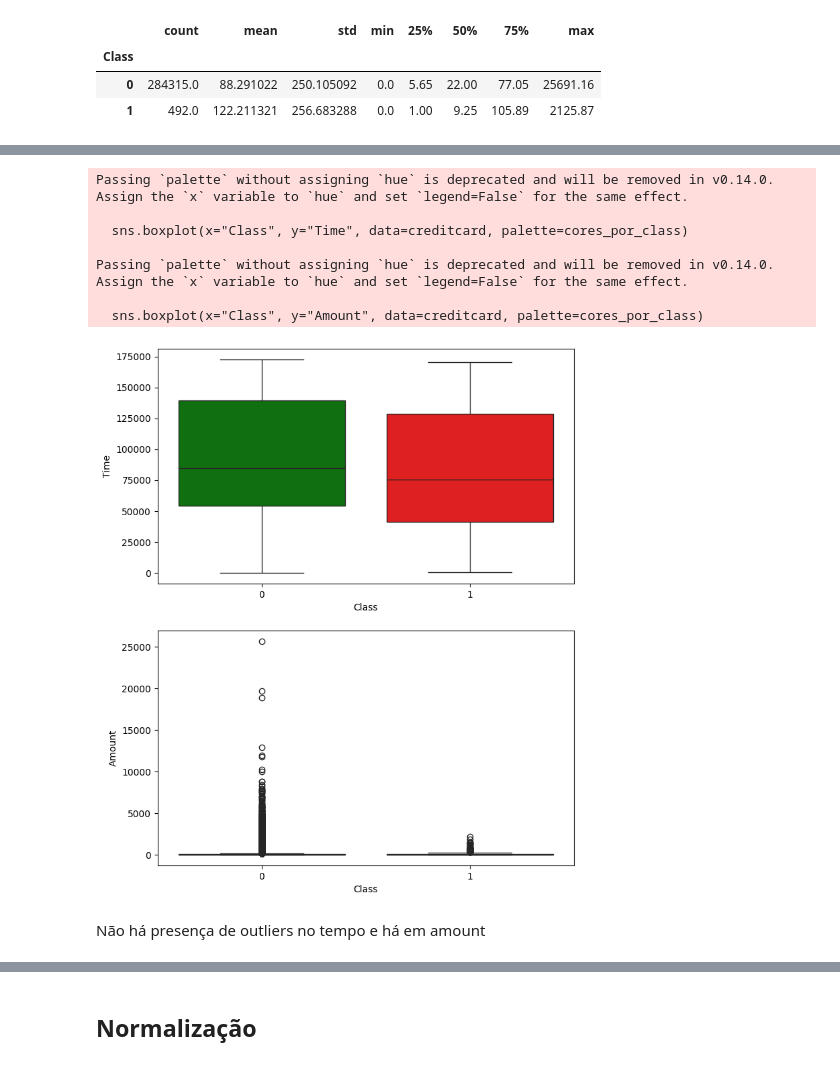
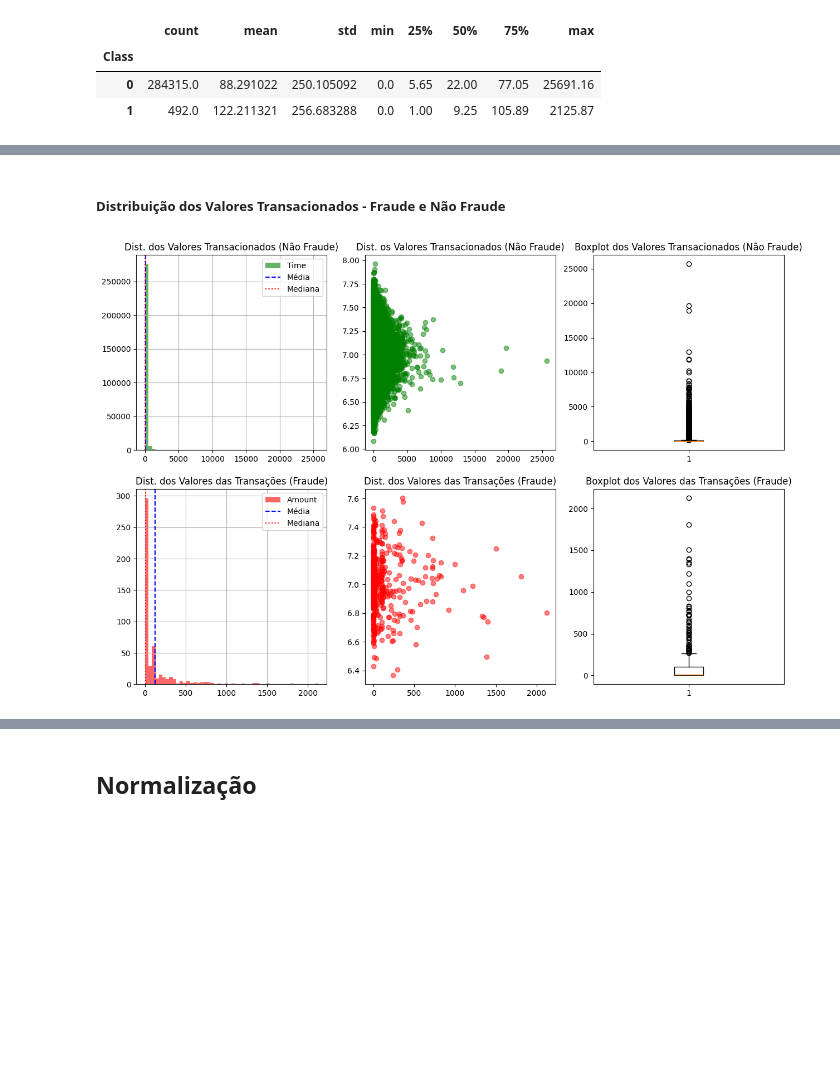
Before and after one commit to maricae/deteccao_fraude_cartao, a Jupyter notebook: fraude_deteccao.ipynb, the cells around one changed output, grey strips where cells are left out. Saved outputs shown, nothing was run; the diff lists cells and outputs as text; code cells hidden in the pictures; blank space fills up the shorter version.

```diff
--- a/fraude_deteccao.ipynb
+++ b/fraude_deteccao.ipynb
@@ -152,23 +194,47 @@ Text(0.5, 1.0, 'Boxplot do Valor das Transações')
-# %%
-plt.figure(figsize=(8, 10))
-
-cores_por_class = {"0": "green", "1": "red"}
-
-plt.subplot(2, 1, 1)
-sns.boxplot(x="Class", y="Time", data=creditcard, palette=cores_por_class)
-
-plt.subplot(2, 1, 2)
-sns.boxplot(x="Class", y="Amount", data=creditcard, palette=cores_por_class)
-
-plt.show()
-# %% [output]
-Passing `palette` without assigning `hue` is deprecated and will be removed in v0.14.0. Assign the `x` variable to `hue` and set `legend=False` for the same effect.
-
-  sns.boxplot(x="Class", y="Time", data=creditcard, palette=cores_por_class)
-
-Passing `palette` without assigning `hue` is deprecated and will be removed in v0.14.0. Assign the `x` variable to `hue` and set `legend=False` for the same effect.
-
-  sns.boxplot(x="Class", y="Amount", data=creditcard, palette=cores_por_class)
-[figure, removed]
-# %% [markdown]
-Não há presença de outliers no tempo e há em amount
+# %% [markdown]
+##### Distribuição dos Valores Transacionados - Fraude e Não Fraude
+# %%
+n_fraude_amount = creditcard.loc[creditcard['Class'] == 0, ['Amount']].squeeze()
+fraude_amount = creditcard.loc[creditcard['Class'] == 1, ['Amount']].squeeze() # separando grupos e transformando em Series
+
+plt.figure(figsize=(15,10))
+
+plt.subplot(2, 3, 1)
+n_fraude_amount.hist(bins=50, label='Time', alpha=0.6, color = 'green')
+plt.axvline(np.mean(n_fraude_amount), ls='--', c='b', label="Média")
+plt.axvline(np.median(n_fraude_amount), ls=':', c='r', label="Mediana")
+plt.ylabel("")
+plt.title("Dist. dos Valores Transacionados (Não Fraude)")
+plt.legend()
+
+plt.subplot(2, 3, 2)
+plt.scatter(n_fraude_amount, np.random.normal(7, 0.2, size=n_fraude_amount.shape[0]), alpha=0.5, color = 'green')
+plt.ylabel("")
+plt.title("Dist. os Valores Transacionados (Não Fraude)")
+
+plt.subplot(2, 3, 3)
+plt.boxplot(n_fraude_amount)
+plt.ylabel("")
+plt.title("Boxplot dos Valores Transacionados (Não Fraude)")
+
+plt.subplot(2, 3, 4)
+fraude_amount.hist(bins=50, label='Amount', alpha=0.6, color = 'red')
+plt.axvline(np.mean(fraude_amount), ls='--', c='b', label="Média")
+plt.axvline(np.median(fraude_amount), ls=':', c='r', label="Mediana")
+plt.ylabel("")
+plt.title("Dist. dos Valores das Transações (Fraude)")
+plt.legend()
+
+plt.subplot(2, 3, 5)
+plt.scatter(fraude_amount, np.random.normal(7, 0.2, size=fraude_amount.shape[0]), alpha=0.5, color = 'red')
+plt.ylabel("")
+plt.title("Dist. dos Valores das Transações (Fraude)")
+
+plt.subplot(2, 3, 6)
+plt.boxplot(fraude_amount)
+plt.ylabel("")
+plt.title("Boxplot dos Valores das Transações (Fraude)")
+
+plt.show()
+# %% [output]
+[figure, added]
```
Also changed, not shown: parts of 30 cells of this notebook.
